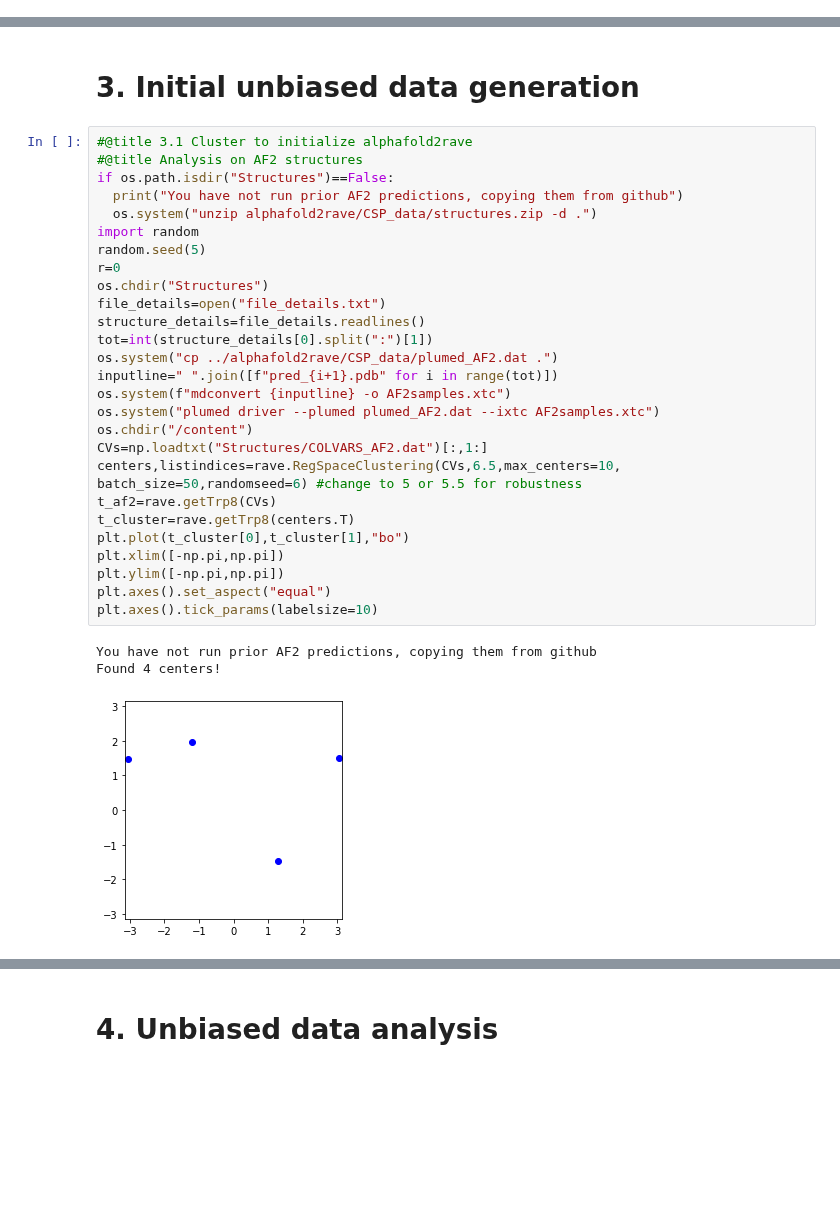
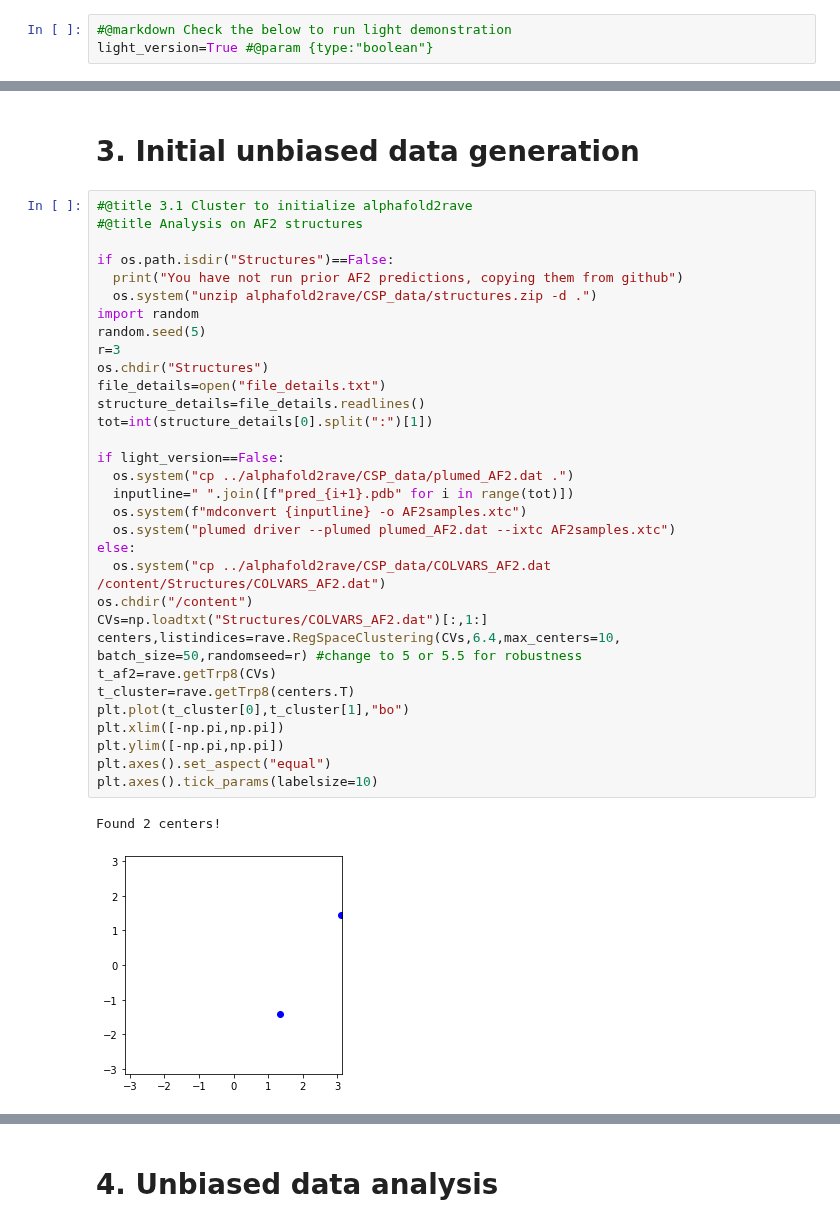
Before and after one commit to tiwarylab/alphafold2rave, a Jupyter notebook: fullrunthrough_CSP.ipynb, the cells around one changed output, grey strips where cells are left out. Drawn from its saved outputs; the diff is of its cells as text; blank space fills up the shorter version.

Commit message:
light version

```diff
--- a/fullrunthrough_CSP.ipynb
+++ b/fullrunthrough_CSP.ipynb
@@ -9,5 +9,8 @@ This can be used as a step-by-step runthrough of the entire protocol, and to mak
 # %% [markdown]
 ![colabscheme.png](embedded-picture-1)
+# %%
+#@markdown Check the below to run light demonstration
+light_version=True #@param {type:"boolean"}
 # %% [markdown]
 # 1. ColabFold (altered for stochasticity)
 # %%
@@ -365,33 +366,37 @@ rm: cannot remove 'State-Predictive-Information-Bottleneck/examples': No such fi
 # %%
 #@title 3.1 Cluster to initialize alphafold2rave
 #@title Analysis on AF2 structures
+
 if os.path.isdir("Structures")==False:
   print("You have not run prior AF2 predictions, copying them from github")
   os.system("unzip alphafold2rave/CSP_data/structures.zip -d .")
 import random
 random.seed(5)
-r=0
+r=3
 os.chdir("Structures")
 file_details=open("file_details.txt")
 structure_details=file_details.readlines()
 tot=int(structure_details[0].split(":")[1])
-os.system("cp ../alphafold2rave/CSP_data/plumed_AF2.dat .")
-inputline=" ".join([f"pred_{i+1}.pdb" for i in range(tot)])
-os.system(f"mdconvert {inputline} -o AF2samples.xtc")
-os.system("plumed driver --plumed plumed_AF2.dat --ixtc AF2samples.xtc")
+
+if light_version==False:
+  os.system("cp ../alphafold2rave/CSP_data/plumed_AF2.dat .")
+  inputline=" ".join([f"pred_{i+1}.pdb" for i in range(tot)])
+  os.system(f"mdconvert {inputline} -o AF2samples.xtc")
+  os.system("plumed driver --plumed plumed_AF2.dat --ixtc AF2samples.xtc")
+else:
+  os.system("cp ../alphafold2rave/CSP_data/COLVARS_AF2.dat /content/Structures/COLVARS_AF2.dat")
 os.chdir("/content")
 CVs=np.loadtxt("Structures/COLVARS_AF2.dat")[:,1:]
-centers,listindices=rave.RegSpaceClustering(CVs,6.5,max_centers=10, batch_size=50,randomseed=6) #change to 5 or 5.5 for robustness
+centers,listindices=rave.RegSpaceClustering(CVs,6.4,max_centers=10, batch_size=50,randomseed=r) #change to 5 or 5.5 for robustness
 t_af2=rave.getTrp8(CVs)
 t_cluster=rave.getTrp8(centers.T)
 plt.plot(t_cluster[0],t_cluster[1],"bo")
 plt.xlim([-np.pi,np.pi])
 plt.ylim([-np.pi,np.pi])
 plt.axes().set_aspect("equal")
 plt.axes().tick_params(labelsize=10)
 # %% [output]
-You have not run prior AF2 predictions, copying them from github
-Found 4 centers!
+Found 2 centers!
-[figure, old version]
+[figure, new version]
 # %%
 #@title 3.2 Unbiased simulations
```
Also changed, not shown: parts of 14 cells of this notebook.
